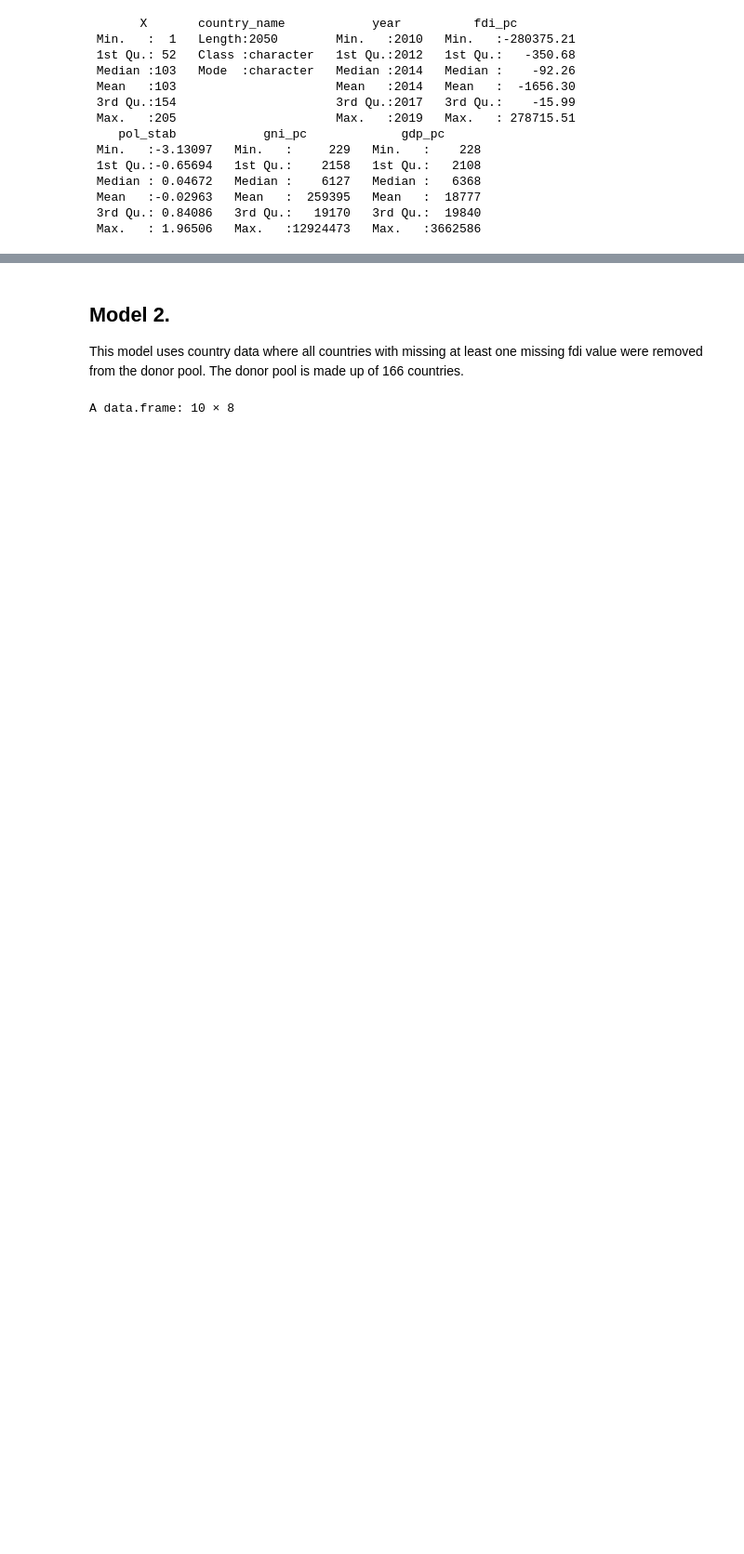
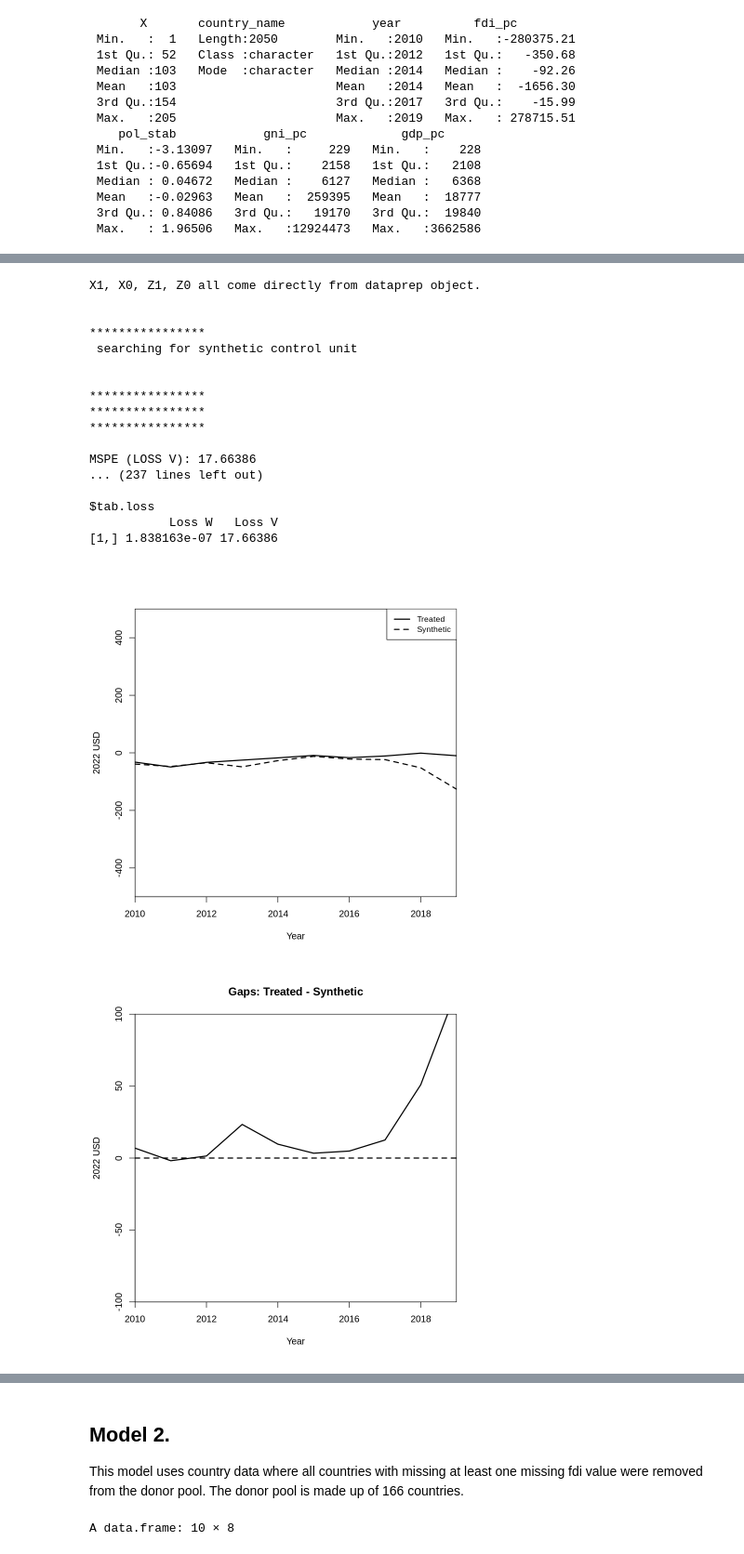
Before and after one commit to ibukunlola/capstone, a Jupyter notebook: model3/synth_cont.ipynb, the cells around one changed output, grey strips where cells are left out. Shown: that part at 93% size. Saved outputs shown, nothing was run; the diff lists cells and outputs as text; code cells hidden in the pictures; blank space fills up the shorter version.

```diff
--- a/model3/synth_cont.ipynb
+++ b/model3/synth_cont.ipynb
@@ -172,0 +160,70 @@ $tab.loss
+# %%
+#BACKDATING
+
+dataprep.out <- dataprep(dd_pc,
+                         predictors =
+                           c("pol_stab",
+                             "gdp_pc"),
+                         predictors.op = "mean",
+                         special.predictors = list(
+                           list("fdi_pc", 2011, "mean"),
+                           list("fdi_pc", 2012, "mean"),
+                           list("fdi_pc", 2013, "mean"),
+                           list("fdi_pc", 2014, "mean"),
+                           list("fdi_pc", 2015, "mean"),
+                           list("fdi_pc", 2016, "mean"),
+                           list("fdi_pc", 2017, "mean")
+                           ),
+                         dependent = "fdi_pc",
+                         time.variable = 'year',
+                         time.predictors.prior = c(2010:2012),
+                         unit.names.variable = "country_name",
+                         time.optimize.ssr = c(2010:2012),
+                         time.plot = 2010:2019,
+                         unit.variable = "X",
+                         treatment.identifier = "Nigeria",
+                         controls.identifier = c(setdiff(1:205, 137))
+                         )
+
+synth.out <- synth(dataprep.out)
+
+synth.tables <- synth.tab(
+  dataprep.res = dataprep.out,
+  synth.res = synth.out)
+
+print(synth.tables)
+
+path.plot(dataprep.res = dataprep.out,
+          synth.res = synth.out
+          ,Ylim = c(-500, 500),
+          Ylab = '2022 USD',
+          Xlab = "Year"
+          )
+
+
+gaps.plot(dataprep.res = dataprep.out,
+          synth.res = synth.out
+          ,Ylim = c(-100, 100),
+          Ylab = '2022 USD',
+          Xlab = "Year"
+          )
+# %% [output]
+X1, X0, Z1, Z0 all come directly from dataprep object.
+
+
+****************
+ searching for synthetic control unit
+
+
+****************
+****************
+****************
+
+MSPE (LOSS V): 17.66386
+... (237 lines left out)
+
+$tab.loss
+           Loss W   Loss V
+[1,] 1.838163e-07 17.66386
+[figure, added]
+[figure, added]
```
Also changed, not shown: parts of 9 cells of this notebook.
